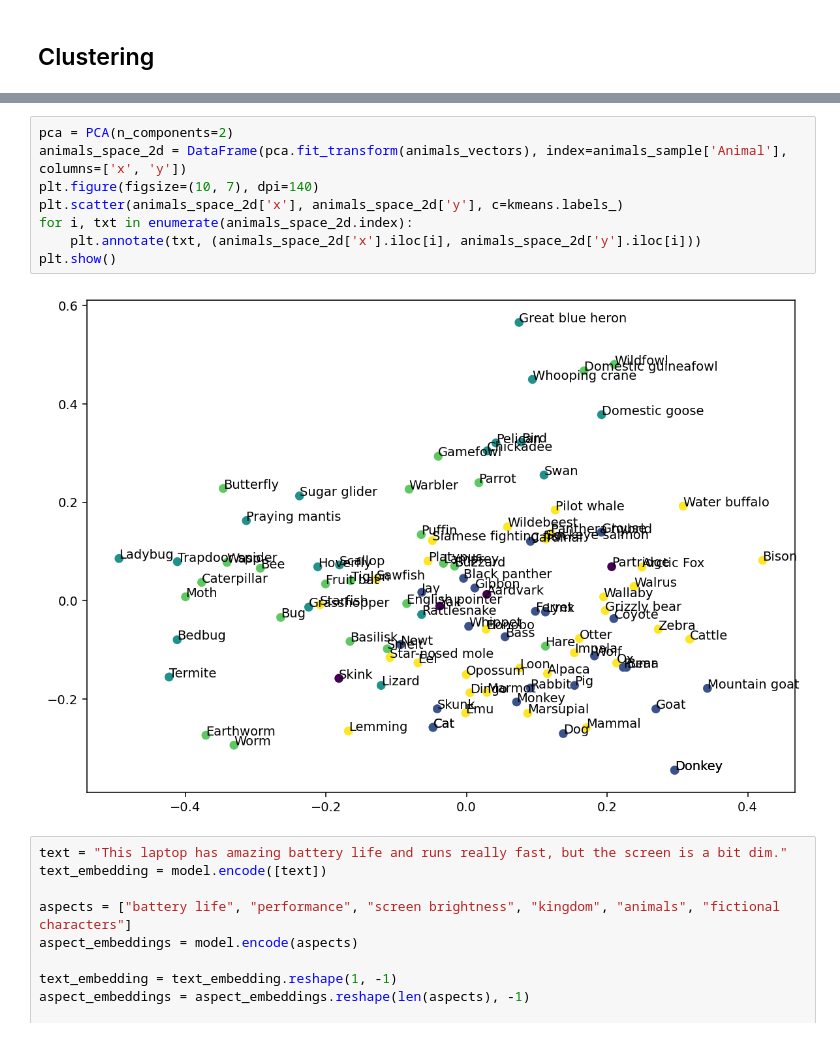
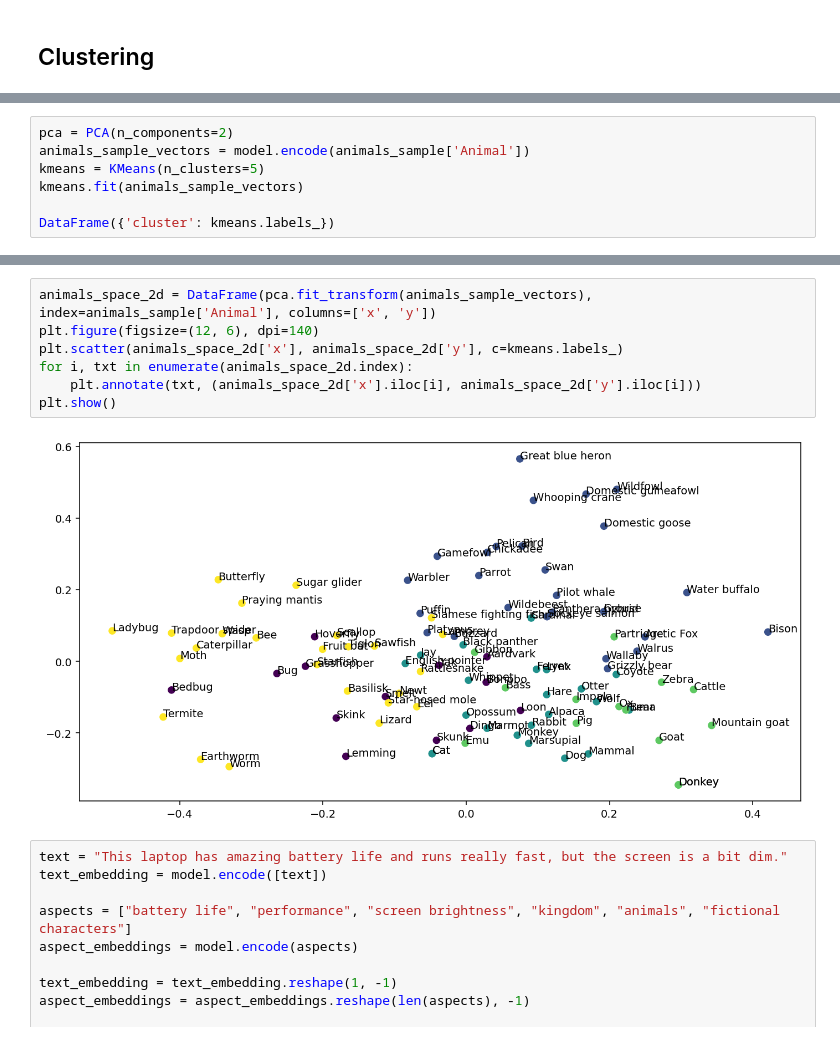
Before and after one commit to SergeySetti/aibreakfast, a Jupyter notebook: demo.ipynb, the cells around one changed output, grey strips where cells are left out. Drawn from its saved outputs; the diff is of its cells as text.

```diff
--- a/demo.ipynb
+++ b/demo.ipynb
@@ -231,0 +214,7 @@ DataFrame({'cluster': kmeans.labels_})
+# %%
+pca = PCA(n_components=2)
+animals_sample_vectors = model.encode(animals_sample['Animal'])
+kmeans = KMeans(n_clusters=5)
+kmeans.fit(animals_sample_vectors)
+
+DataFrame({'cluster': kmeans.labels_})
@@ -232,13 +235,12 @@ DataFrame({'cluster': kmeans.labels_})
 # %%
-pca = PCA(n_components=2)
-animals_space_2d = DataFrame(pca.fit_transform(animals_vectors), index=animals_sample['Animal'], columns=['x', 'y'])
-plt.figure(figsize=(10, 7), dpi=140)
+animals_space_2d = DataFrame(pca.fit_transform(animals_sample_vectors), index=animals_sample['Animal'], columns=['x', 'y'])
+plt.figure(figsize=(12, 6), dpi=140)
 plt.scatter(animals_space_2d['x'], animals_space_2d['y'], c=kmeans.labels_)
 for i, txt in enumerate(animals_space_2d.index):
     plt.annotate(txt, (animals_space_2d['x'].iloc[i], animals_space_2d['y'].iloc[i]))
 plt.show()
 # %% [output]
-[figure, old version]
+[figure, new version]
 # %%
 text = "This laptop has amazing battery life and runs really fast, but the screen is a bit dim."
 text_embedding = model.encode([text])
```
Also changed, not shown: parts of 6 cells of this notebook.
